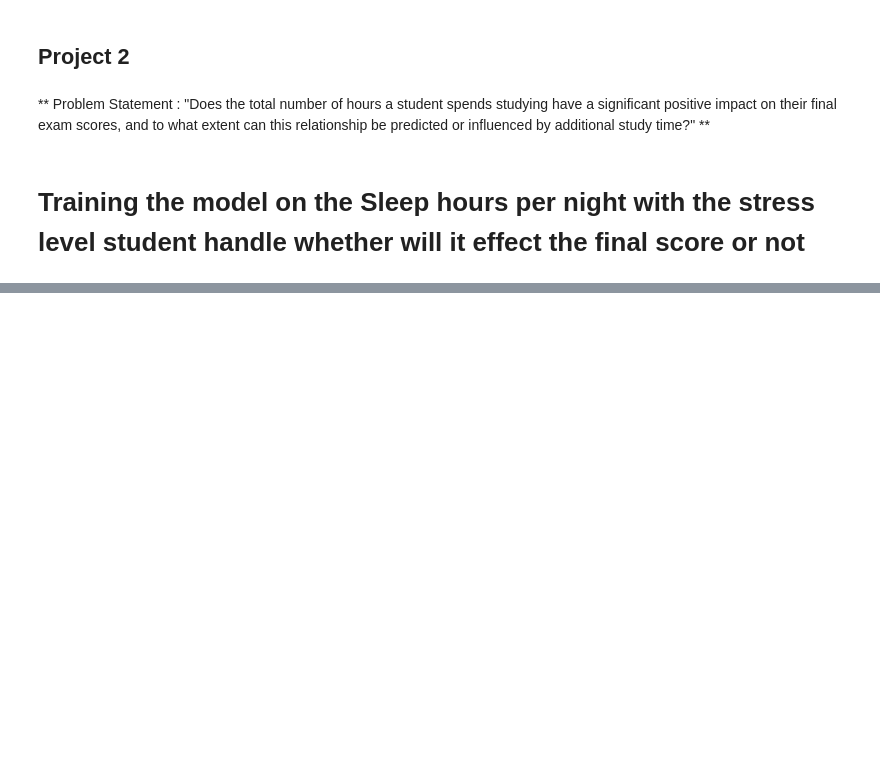
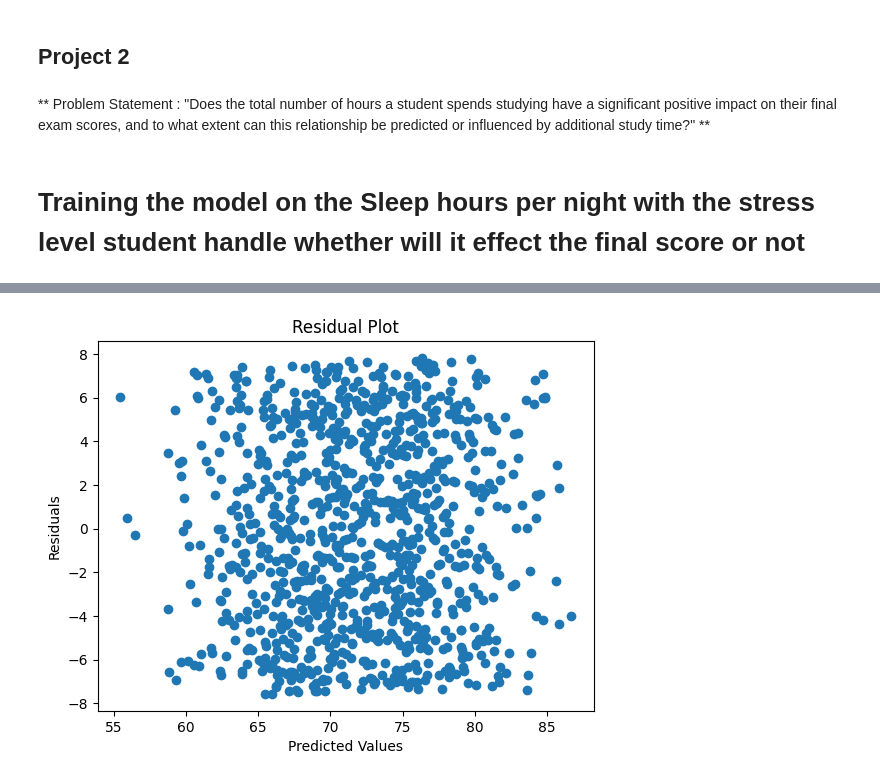
Before and after one commit to amansharma2005/EduPredict-Student-Performance-ML-Model, a Jupyter notebook: EduPredict Student Performance ML Model.ipynb, the cells around one changed output, grey strips where cells are left out. Saved outputs shown, nothing was run; the diff lists cells and outputs as text; code cells hidden in the pictures; blank space fills up the shorter version.

```diff
--- a/EduPredict Student Performance ML Model.ipynb
+++ b/EduPredict Student Performance ML Model.ipynb
@@ -175,0 +234,10 @@ The projected score for the Given parameters [[2, 8, 0, 1, 1, 1]] is 71.45493322
+# %%
+residuals = y_test - y_pred
+
+plt.scatter(y_pred, residuals)
+plt.xlabel("Predicted Values")
+plt.ylabel("Residuals")
+plt.title("Residual Plot")
+plt.show()
+# %% [output]
+[figure, added]
```
Also changed, not shown: parts of 22 cells of this notebook, 1 other file.
